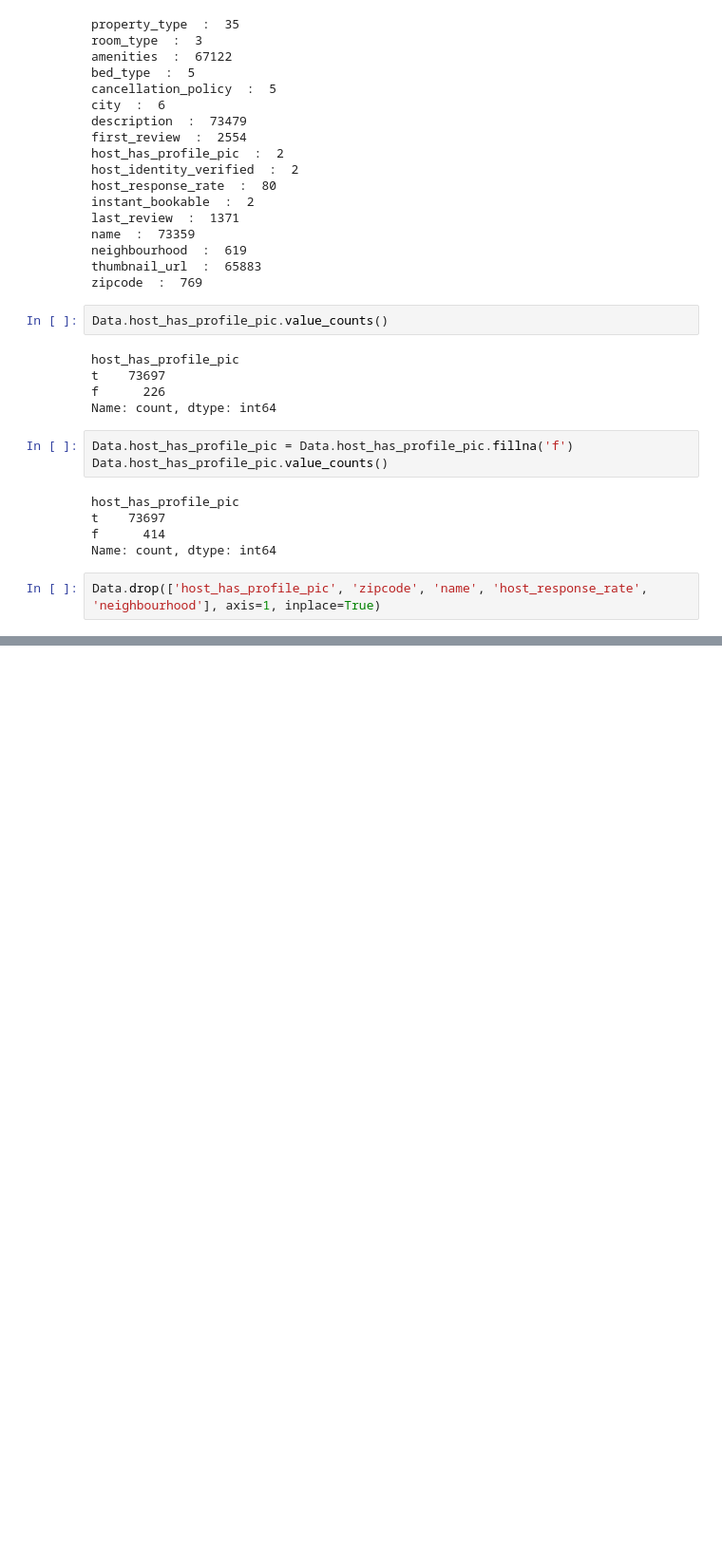
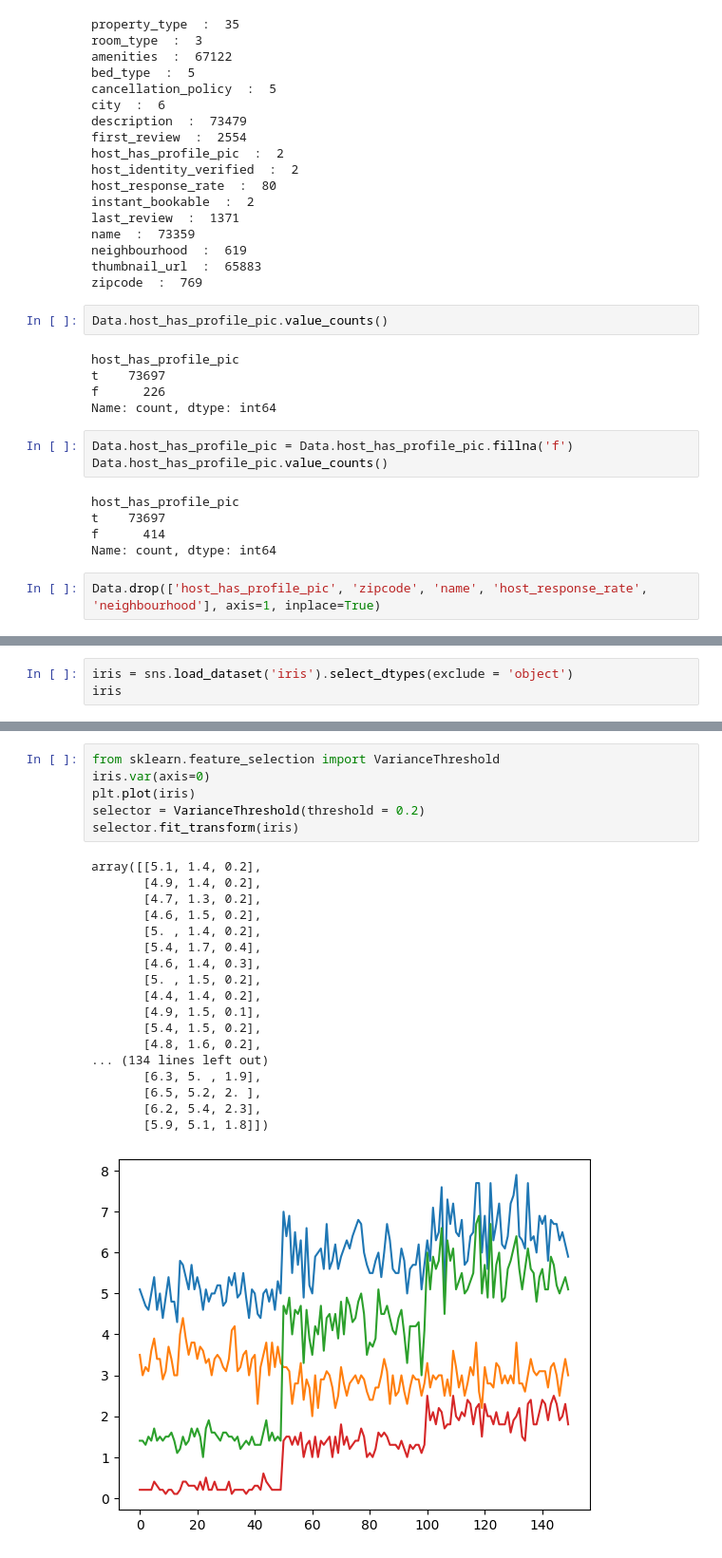
Before and after one commit to Cleamx/M1DENG, a Jupyter notebook: ingenieurie des données/Airbnb/airbnb.ipynb, the cells around one changed output, grey strips where cells are left out. Shown at 95% size. Cells and saved outputs as stored; diff of their text form; blank space fills up the shorter version.

```diff
--- a/ingenieurie des données/Airbnb/airbnb.ipynb
+++ b/ingenieurie des données/Airbnb/airbnb.ipynb
@@ -330,0 +356,3 @@ Data.describe()
+# %%
+iris = sns.load_dataset('iris').select_dtypes(exclude = 'object')
+iris
@@ -330,0 +373,25 @@ Data.describe()
+# %%
+from sklearn.feature_selection import VarianceThreshold
+iris.var(axis=0)
+plt.plot(iris)
+selector = VarianceThreshold(threshold = 0.2)
+selector.fit_transform(iris)
+# %% [output]
+array([[5.1, 1.4, 0.2],
+       [4.9, 1.4, 0.2],
+       [4.7, 1.3, 0.2],
+       [4.6, 1.5, 0.2],
+       [5. , 1.4, 0.2],
+       [5.4, 1.7, 0.4],
+       [4.6, 1.4, 0.3],
+       [5. , 1.5, 0.2],
+       [4.4, 1.4, 0.2],
+       [4.9, 1.5, 0.1],
+       [5.4, 1.5, 0.2],
+       [4.8, 1.6, 0.2],
+... (134 lines left out)
+       [6.3, 5. , 1.9],
+       [6.5, 5.2, 2. ],
+       [6.2, 5.4, 2.3],
+       [5.9, 5.1, 1.8]])
+[figure, added]
```
Also changed, not shown: parts of 9 cells of this notebook, 36 other files.
